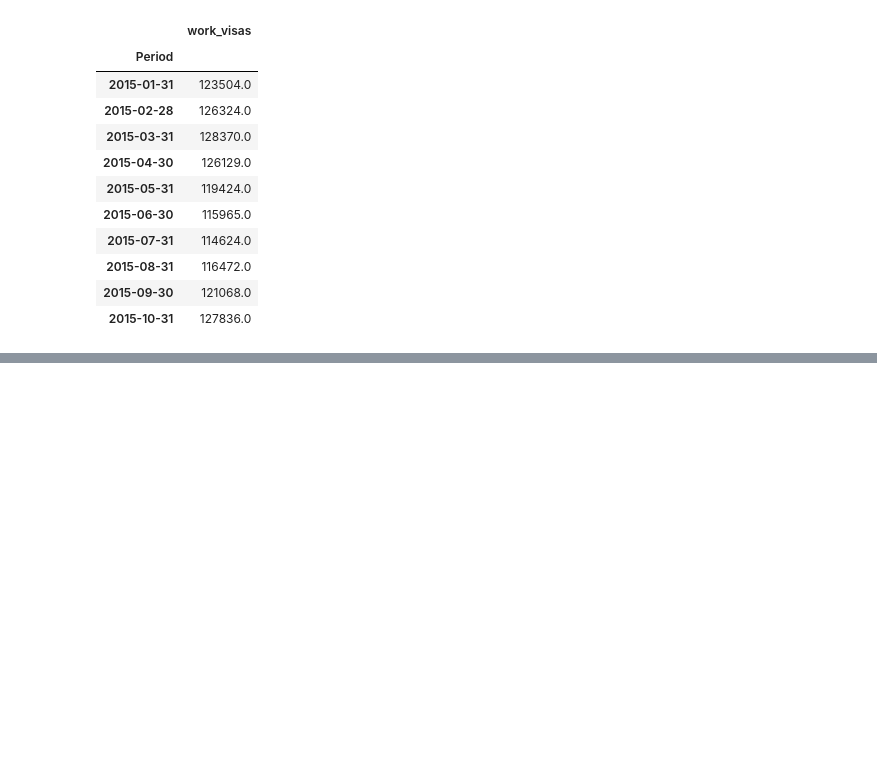
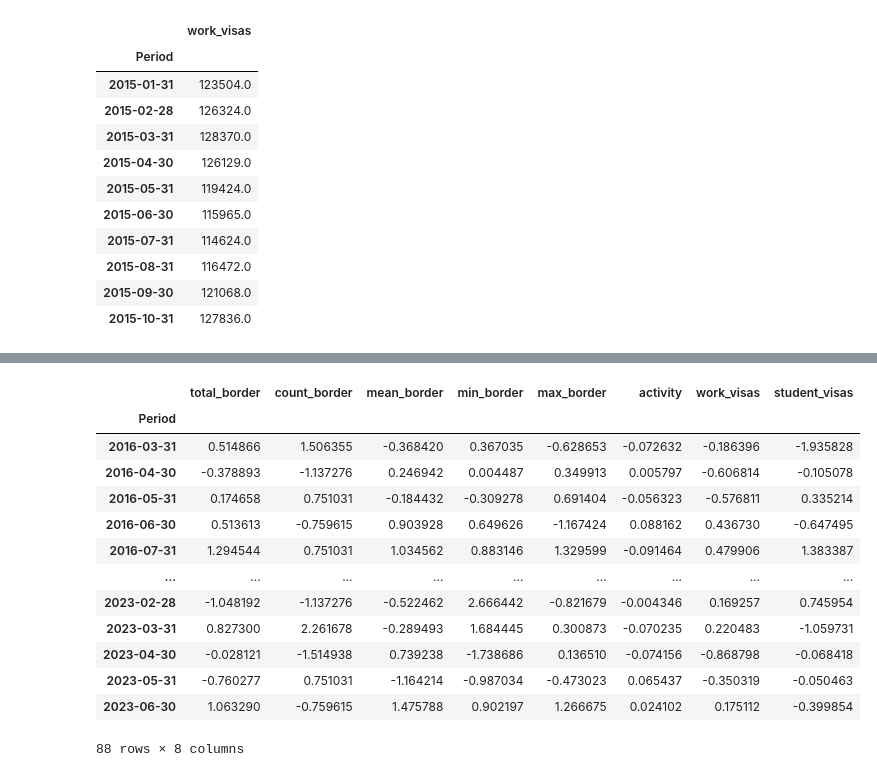
Before and after one commit to Avelas/DATA471_2302_TS_PROJ, a Jupyter notebook: DATA471_ts_proj.ipynb, the cells around one changed output, grey strips where cells are left out. Cells and saved outputs as stored; diff of their text form; code cells hidden in the pictures; blank space fills up the shorter version.

```diff
--- a/DATA471_ts_proj.ipynb
+++ b/DATA471_ts_proj.ipynb
@@ -120,0 +161,28 @@ work_df.head(10)
+# %%
+from sklearn.preprocessing import StandardScaler
+scaler = StandardScaler()
+
+def xform_ts(df, scaler):
+    df2a = diff_n(df.copy(), 2)
+    df2b = pd.DataFrame(scaler.fit_transform(df2a),
+                        columns=df2a.columns,
+                        index  =df2a.index)
+    return df2b
+
+df2 = xform_ts(df, scaler)
+df2
+# %% [output]
+|  | total_border | count_border | mean_border | min_border | max_border | activity | work_visas | student_visas |
+| Period |  |  |  |  |  |  |  |  |
+| 2016-03-31 | 0.514866 | 1.506355 | -0.368420 | 0.367035 | -0.628653 | -0.072632 | -0.186396 | -1.935828 |
+| 2016-04-30 | -0.378893 | -1.137276 | 0.246942 | 0.004487 | 0.349913 | 0.005797 | -0.606814 | -0.105078 |
+| 2016-05-31 | 0.174658 | 0.751031 | -0.184432 | -0.309278 | 0.691404 | -0.056323 | -0.576811 | 0.335214 |
+| 2016-06-30 | 0.513613 | -0.759615 | 0.903928 | 0.649626 | -1.167424 | 0.088162 | 0.436730 | -0.647495 |
+| 2016-07-31 | 1.294544 | 0.751031 | 1.034562 | 0.883146 | 1.329599 | -0.091464 | 0.479906 | 1.383387 |
+| ... | ... | ... | ... | ... | ... | ... | ... | ... |
+| 2023-02-28 | -1.048192 | -1.137276 | -0.522462 | 2.666442 | -0.821679 | -0.004346 | 0.169257 | 0.745954 |
+| 2023-03-31 | 0.827300 | 2.261678 | -0.289493 | 1.684445 | 0.300873 | -0.070235 | 0.220483 | -1.059731 |
+| 2023-04-30 | -0.028121 | -1.514938 | 0.739238 | -1.738686 | 0.136510 | -0.074156 | -0.868798 | -0.068418 |
+| 2023-05-31 | -0.760277 | 0.751031 | -1.164214 | -0.987034 | -0.473023 | 0.065437 | -0.350319 | -0.050463 |
+| 2023-06-30 | 1.063290 | -0.759615 | 1.475788 | 0.902197 | 1.266675 | 0.024102 | 0.175112 | -0.399854 |
+88 rows × 8 columns
```
Also changed, not shown: parts of 23 cells of this notebook.
